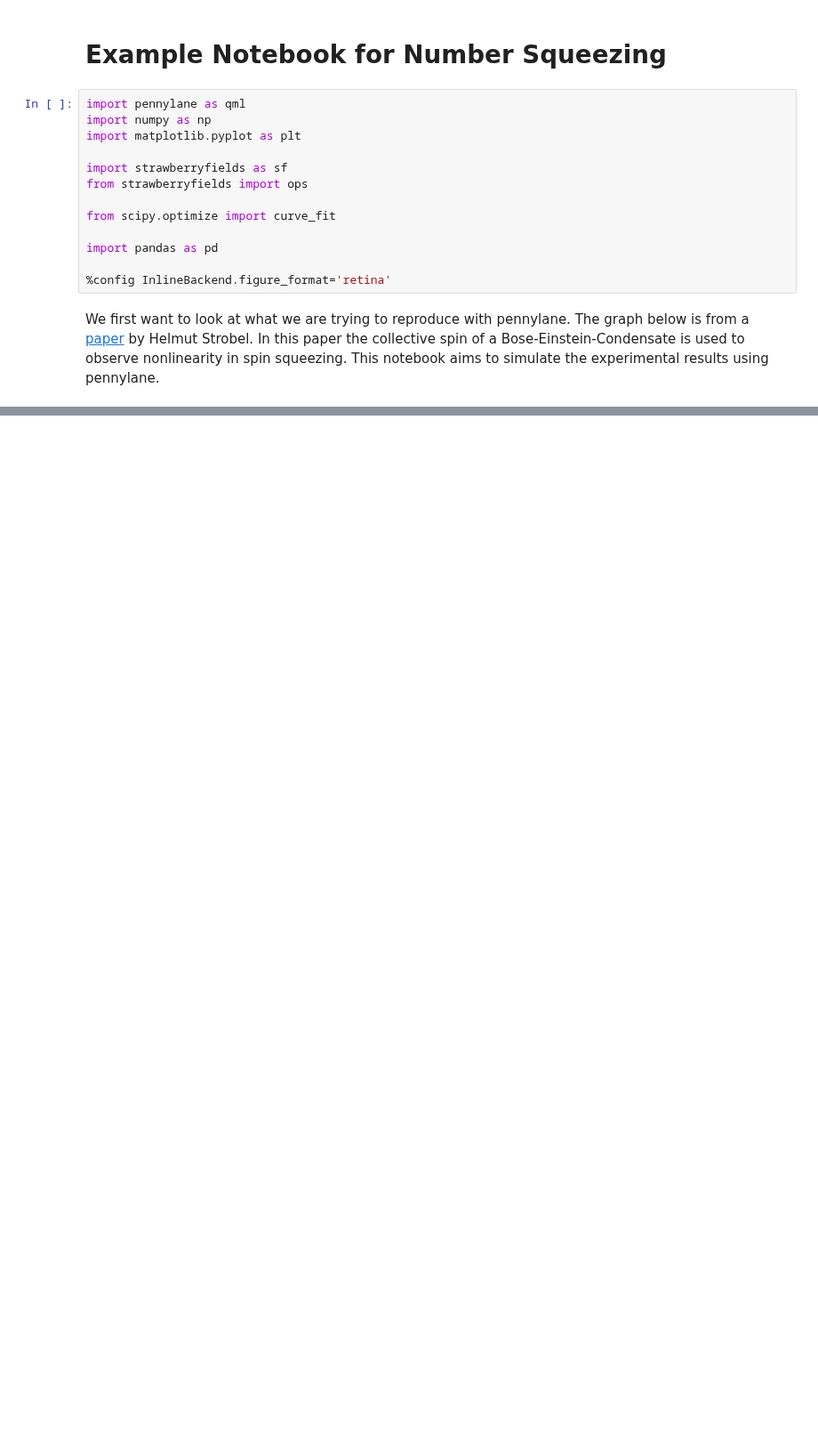
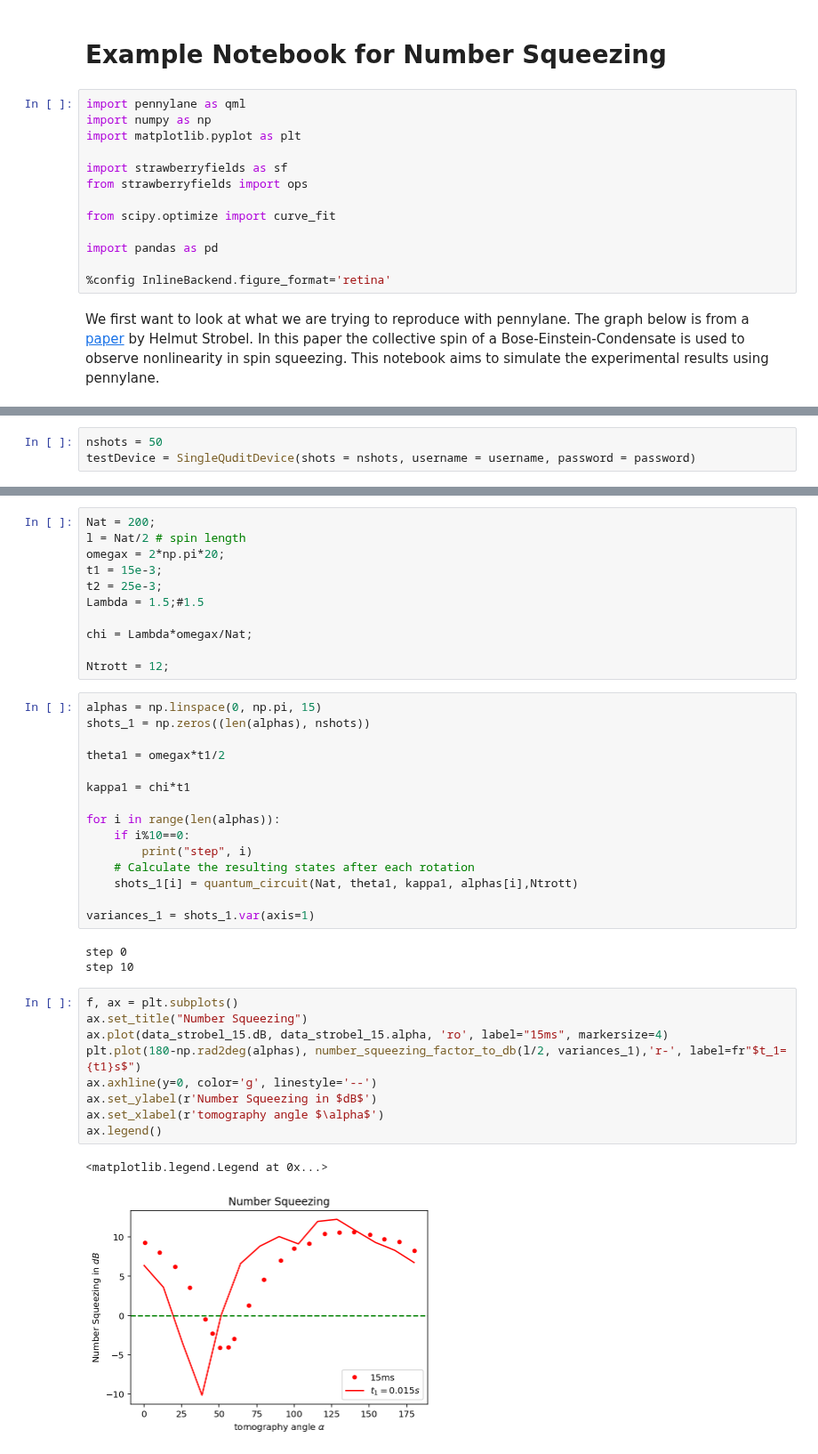
Before and after one commit to synqs/pennylane-ls, a Jupyter notebook: examples/Fisher_information.ipynb, the cells around one changed output, grey strips where cells are left out. Shown at 89% size. Drawn from its saved outputs; the diff is of its cells as text; blank space fills up the shorter version.

```diff
--- a/examples/Fisher_information.ipynb
+++ b/examples/Fisher_information.ipynb
@@ -445,0 +65,3 @@ for i in range(num_rows):
+# %%
+nshots = 50
+testDevice = SingleQuditDevice(shots = nshots, username = username, password = password)
@@ -445,0 +99,41 @@ for i in range(num_rows):
+# %%
+Nat = 200;
+l = Nat/2 # spin length
+omegax = 2*np.pi*20;
+t1 = 15e-3;
+t2 = 25e-3;
+Lambda = 1.5;#1.5
+
+chi = Lambda*omegax/Nat;
+
+Ntrott = 12;
+# %%
+alphas = np.linspace(0, np.pi, 15)
+shots_1 = np.zeros((len(alphas), nshots))
+
+theta1 = omegax*t1/2
+
+kappa1 = chi*t1
+
+for i in range(len(alphas)):
+    if i%10==0:
+        print("step", i)
+    # Calculate the resulting states after each rotation
+    shots_1[i] = quantum_circuit(Nat, theta1, kappa1, alphas[i],Ntrott)
+
+variances_1 = shots_1.var(axis=1)
+# %% [output]
+step 0
+step 10
+# %%
+f, ax = plt.subplots()
+ax.set_title("Number Squeezing")
+ax.plot(data_strobel_15.dB, data_strobel_15.alpha, 'ro', label="15ms", markersize=4)
+plt.plot(180-np.rad2deg(alphas), number_squeezing_factor_to_db(l/2, variances_1),'r-', label=fr"$t_1={t1}s$")
+ax.axhline(y=0, color='g', linestyle='--')
+ax.set_ylabel(r'Number Squeezing in $dB$')
+ax.set_xlabel(r'tomography angle $\alpha$')
+ax.legend()
+# %% [output]
+<matplotlib.legend.Legend at 0x...>
+[figure, added]
```
Also changed, not shown: parts of 40 cells of this notebook, 2 other files.
